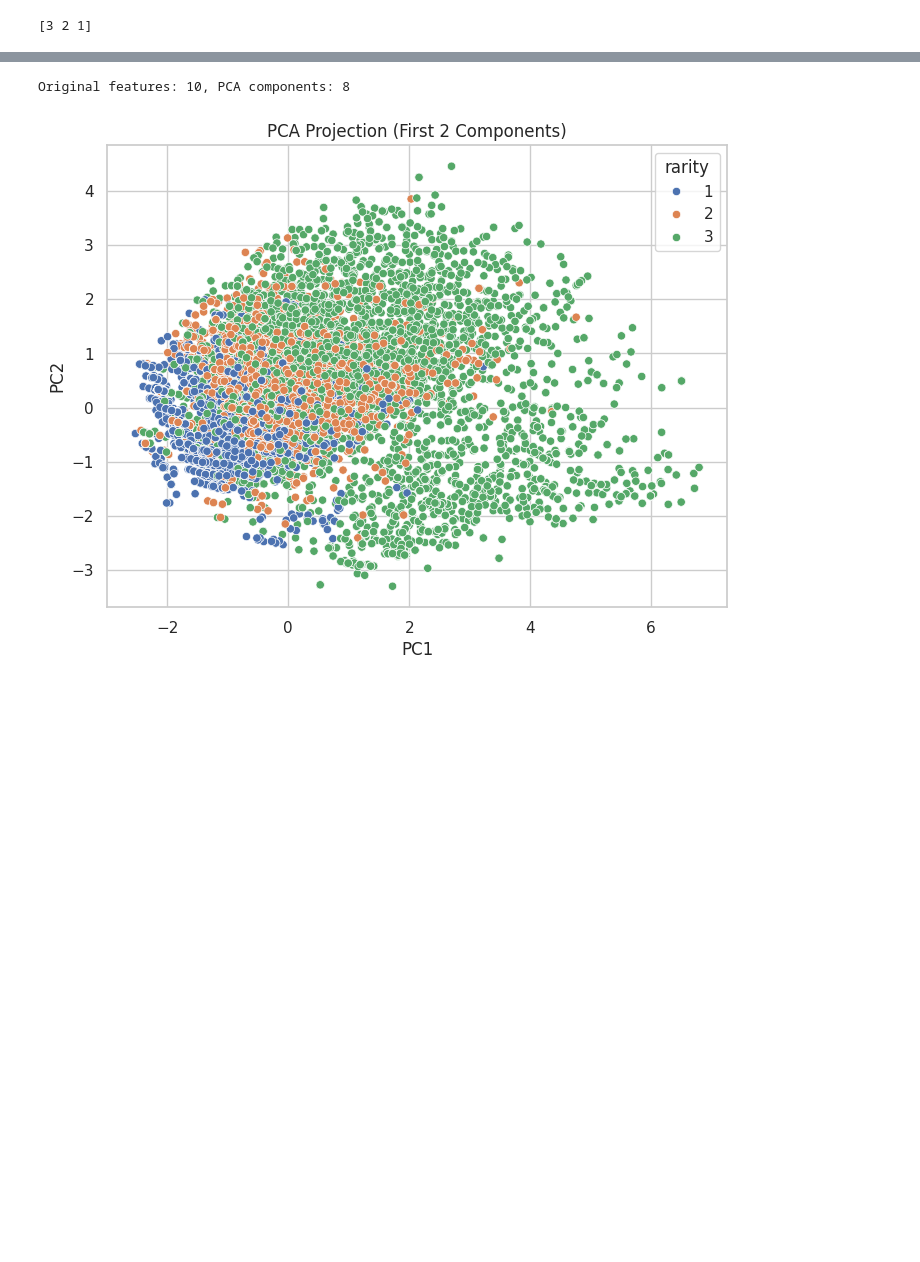
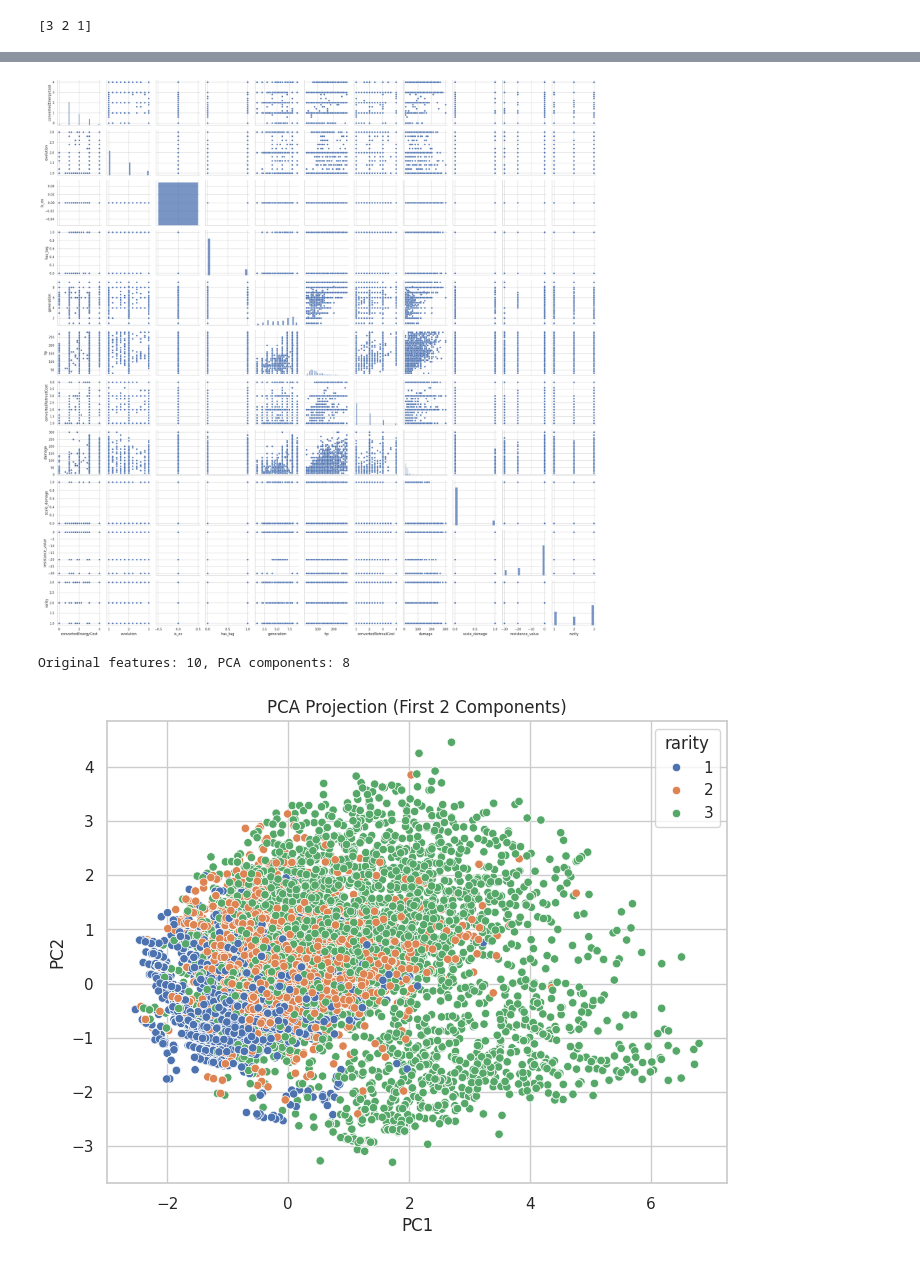
Before and after one commit to filipedmtm/mlpKnnProject, a Jupyter notebook: pokemon_rarity_classification.ipynb, the cells around one changed output, grey strips where cells are left out. Saved outputs shown, nothing was run; the diff lists cells and outputs as text; code cells hidden in the pictures; blank space fills up the shorter version.

```diff
--- a/pokemon_rarity_classification.ipynb
+++ b/pokemon_rarity_classification.ipynb
@@ -260,3 +265,9 @@ X_imputed = pd.DataFrame(imputer.fit_transform(X_out), columns=X_out.columns)
+# %%
+sns.pairplot(plotDF)
+plt.tight_layout()
+plt.show()
+# %% [output]
+[figure, added]
 # %%
 scaler = StandardScaler()
 X_scaled = scaler.fit_transform(X_imputed)
```
Also changed, not shown: parts of 7 cells of this notebook.
